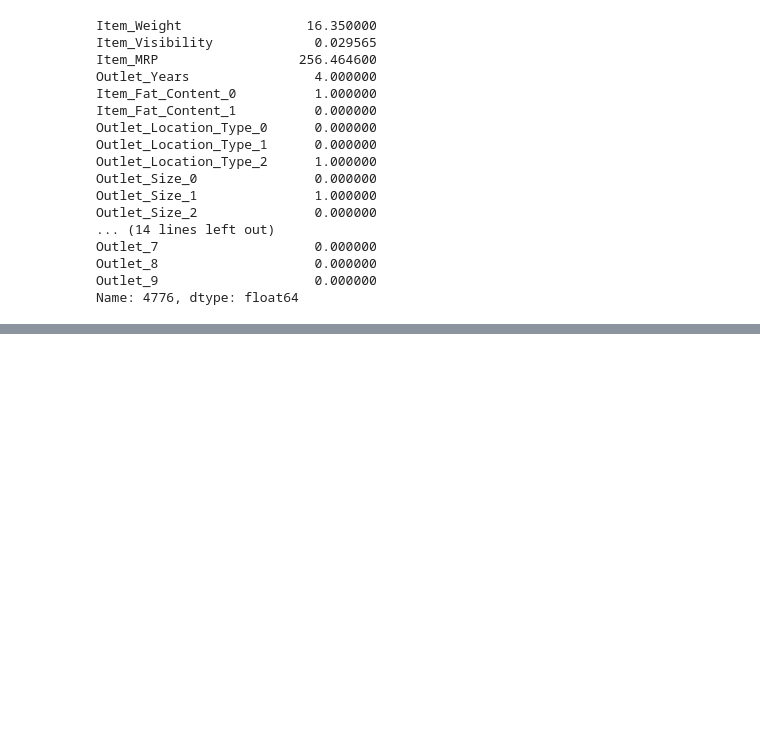
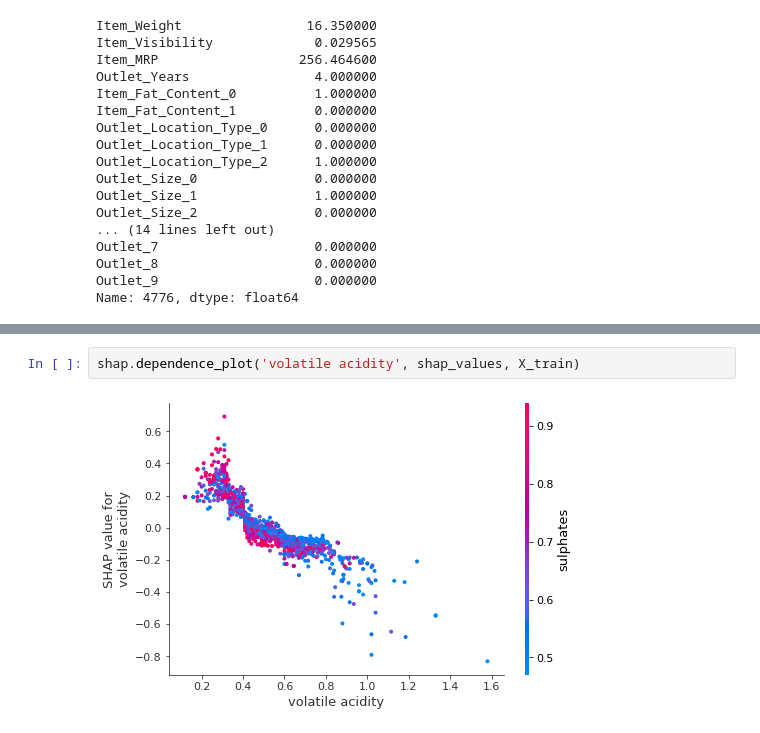
Before and after one commit to ShaunakSen/Data-Science-and-Machine-Learning, a Jupyter notebook: Machine_Learning_Interpretibility.ipynb, the cells around one changed output, grey strips where cells are left out. Drawn from its saved outputs; the diff is of its cells as text; blank space fills up the shorter version.

```diff
--- a/Machine_Learning_Interpretibility.ipynb
+++ b/Machine_Learning_Interpretibility.ipynb
@@ -561,0 +705,4 @@ How are the weights assigned to each component of the sum? It basically consider
+# %%
+shap.dependence_plot('volatile acidity', shap_values, X_train)
+# %% [output]
+[figure, added]
```
Also changed, not shown: parts of 22 cells of this notebook.
